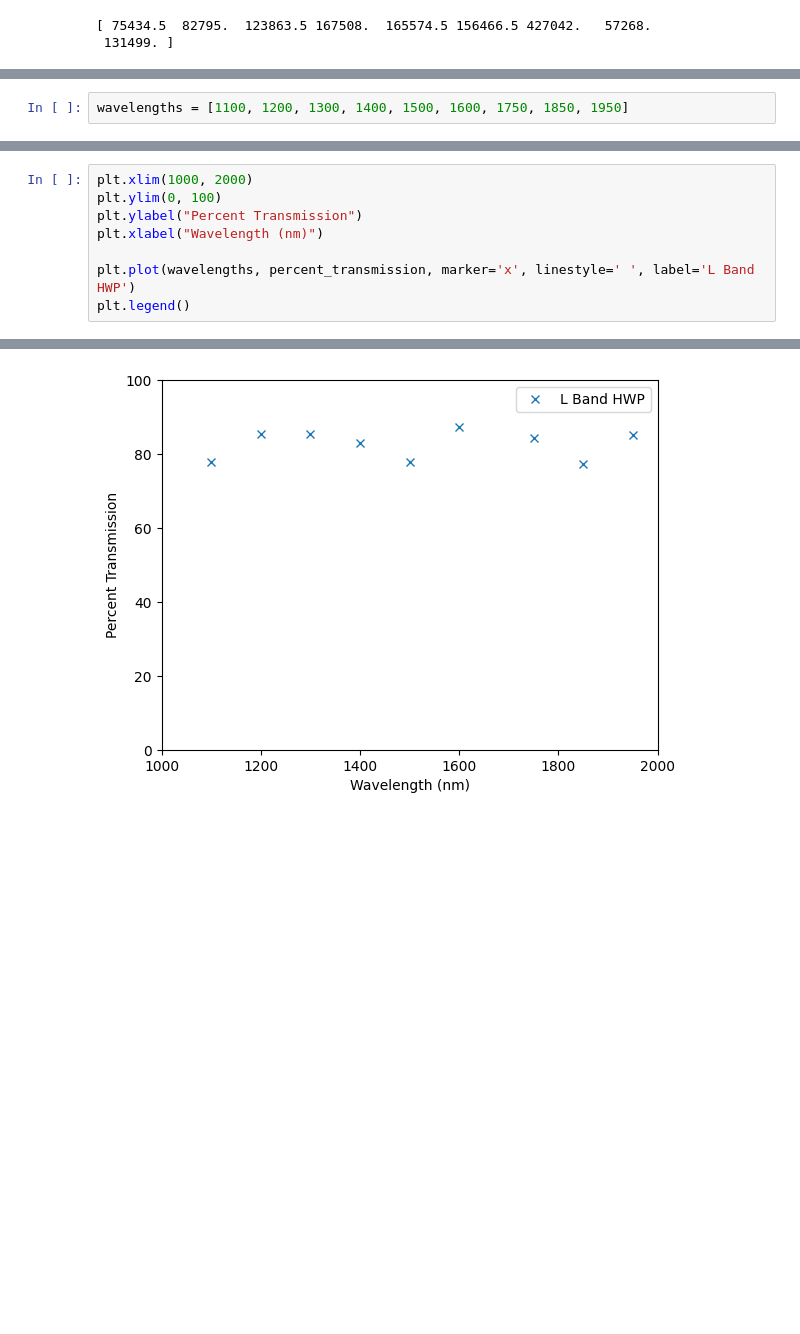
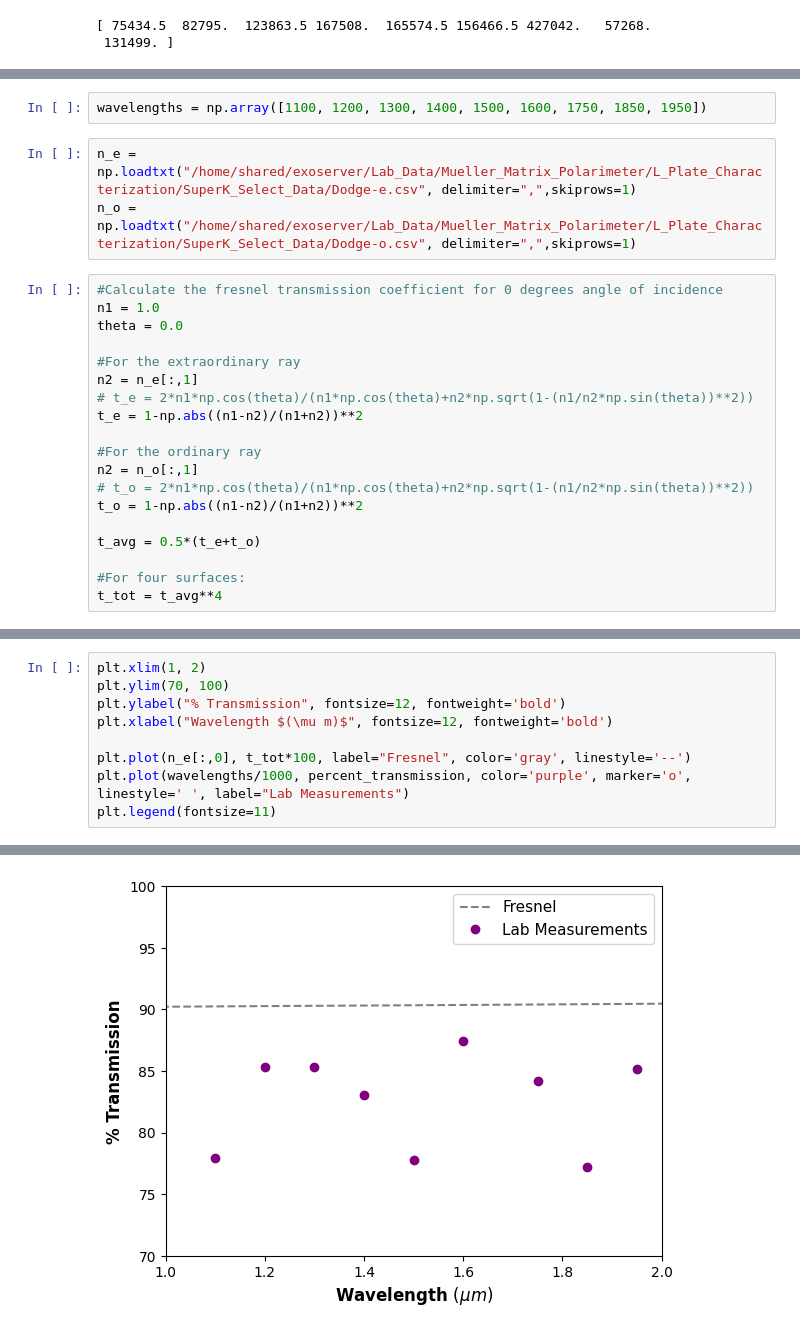
Before and after one commit to wcmelby/wcmelby-HWP_Characterizations, a Jupyter notebook: SuperK_Select_Data/L_SuperK_Transmission.ipynb, the cells around one changed output, grey strips where cells are left out. Cells and saved outputs as stored; diff of their text form; blank space fills up the shorter version.

Commit message:
Plotted L transmission

```diff
--- a/SuperK_Select_Data/L_SuperK_Transmission.ipynb
+++ b/SuperK_Select_Data/L_SuperK_Transmission.ipynb
@@ -120,2 +120,24 @@ print(percent_transmission)
 # %%
-wavelengths = [1100, 1200, 1300, 1400, 1500, 1600, 1750, 1850, 1950]
+wavelengths = np.array([1100, 1200, 1300, 1400, 1500, 1600, 1750, 1850, 1950])
+# %%
+n_e = np.loadtxt("/home/shared/exoserver/Lab_Data/Mueller_Matrix_Polarimeter/L_Plate_Characterization/SuperK_Select_Data/Dodge-e.csv", delimiter=",",skiprows=1)
+n_o = np.loadtxt("/home/shared/exoserver/Lab_Data/Mueller_Matrix_Polarimeter/L_Plate_Characterization/SuperK_Select_Data/Dodge-o.csv", delimiter=",",skiprows=1)
+# %%
+#Calculate the fresnel transmission coefficient for 0 degrees angle of incidence
+n1 = 1.0
+theta = 0.0
+
+#For the extraordinary ray
+n2 = n_e[:,1]
+# t_e = 2*n1*np.cos(theta)/(n1*np.cos(theta)+n2*np.sqrt(1-(n1/n2*np.sin(theta))**2))
+t_e = 1-np.abs((n1-n2)/(n1+n2))**2
+
+#For the ordinary ray
+n2 = n_o[:,1]
+# t_o = 2*n1*np.cos(theta)/(n1*np.cos(theta)+n2*np.sqrt(1-(n1/n2*np.sin(theta))**2))
+t_o = 1-np.abs((n1-n2)/(n1+n2))**2
+
+t_avg = 0.5*(t_e+t_o)
+
+#For four surfaces:
+t_tot = t_avg**4
@@ -122,11 +149,12 @@ wavelengths = [1100, 1200, 1300, 1400, 1500, 1600, 1750, 1850, 1950]
 # %%
-plt.xlim(1000, 2000)
-plt.ylim(0, 100)
-plt.ylabel("Percent Transmission")
-plt.xlabel("Wavelength (nm)")
+plt.xlim(1, 2)
+plt.ylim(70, 100)
+plt.ylabel("% Transmission", fontsize=12, fontweight='bold')
+plt.xlabel("Wavelength $(\mu m)$", fontsize=12, fontweight='bold')
 
-plt.plot(wavelengths, percent_transmission, marker='x', linestyle=' ', label='L Band HWP')
-plt.legend()
+plt.plot(n_e[:,0], t_tot*100, label="Fresnel", color='gray', linestyle='--')
+plt.plot(wavelengths/1000, percent_transmission, color='purple', marker='o', linestyle=' ', label="Lab Measurements")
+plt.legend(fontsize=11)
 # %% [output]
 <matplotlib.legend.Legend at 0x...>
-[figure, old version]
+[figure, new version]
```
Also changed, not shown: parts of 3 cells of this notebook, 3 other files.
